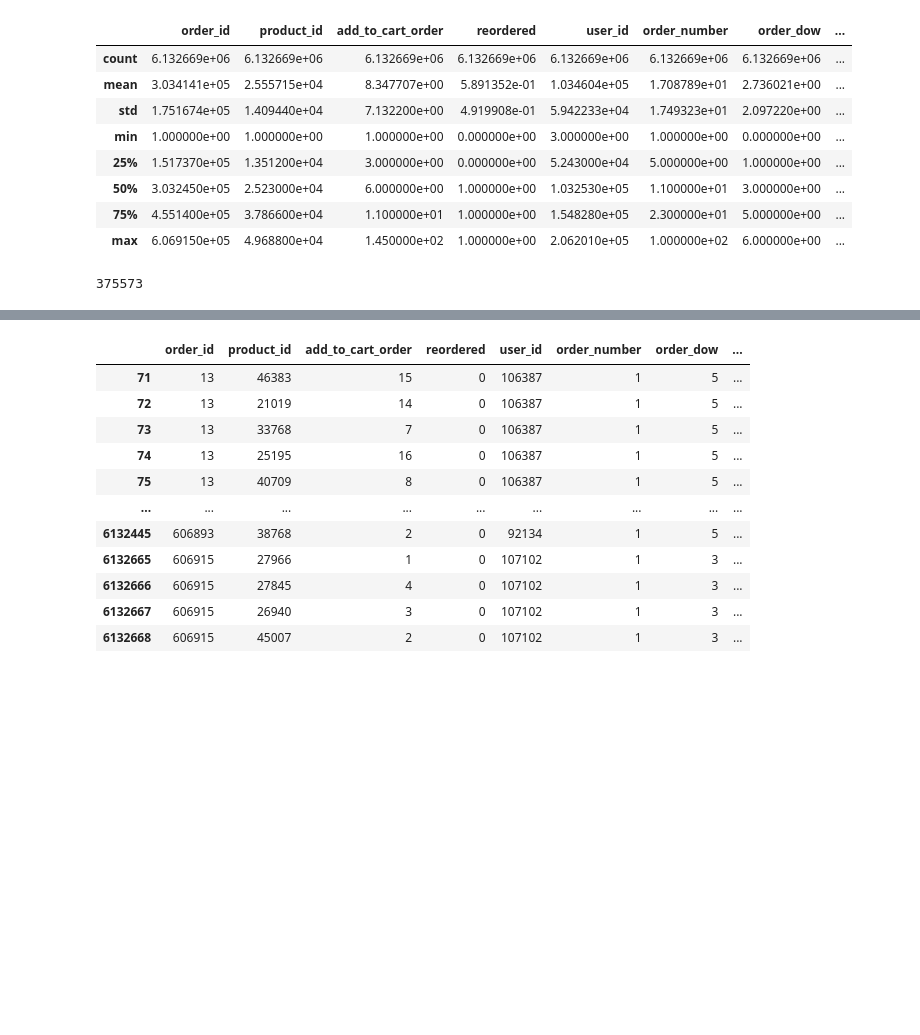
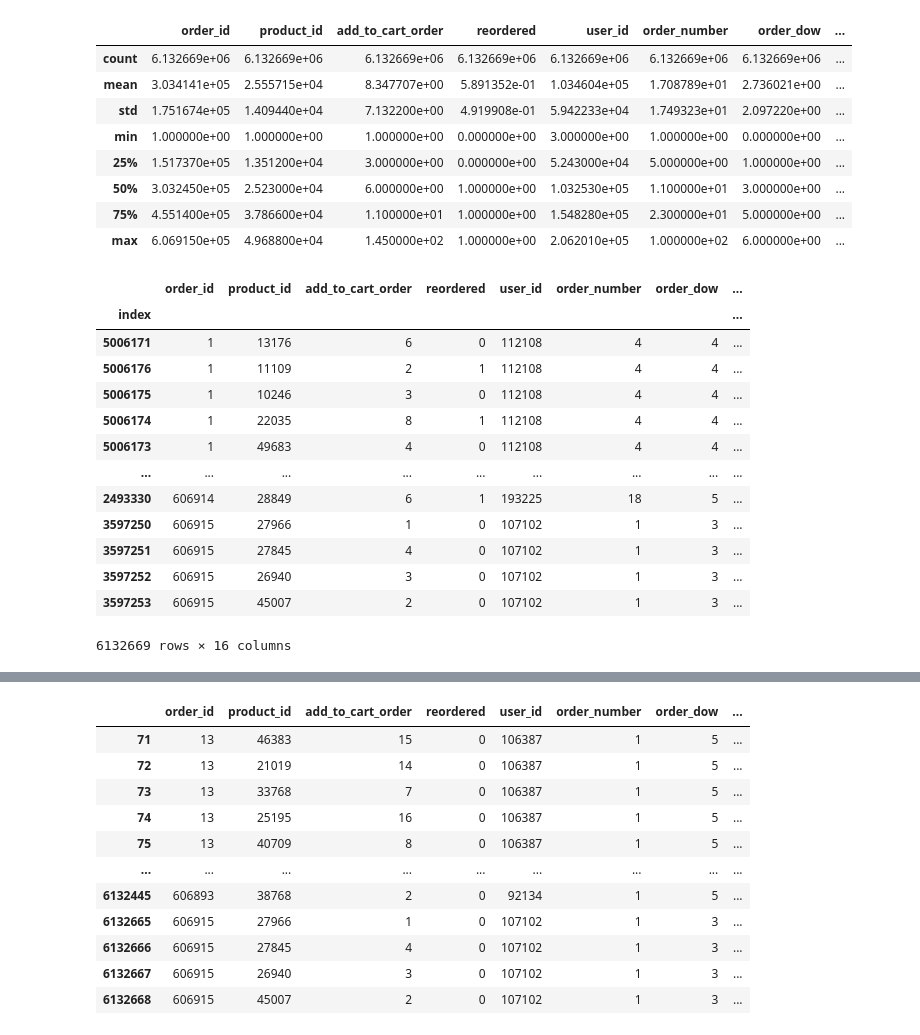
Before and after one commit to ElonRM/DA-BI-2, a Jupyter notebook: main.ipynb, the cells around one changed output, grey strips where cells are left out. Cells and saved outputs as stored; diff of their text form; code cells hidden in the pictures; blank space fills up the shorter version.

```diff
--- a/main.ipynb
+++ b/main.ipynb
@@ -15,8 +15,20 @@ df.describe()
 | 50% | 3.032450e+05 | 2.523000e+04 | 6.000000e+00 | 1.000000e+00 | 1.032530e+05 | 1.100000e+01 | 3.000000e+00 | ... |
 | 75% | 4.551400e+05 | 3.786600e+04 | 1.100000e+01 | 1.000000e+00 | 1.548280e+05 | 2.300000e+01 | 5.000000e+00 | ... |
 | max | 6.069150e+05 | 4.968800e+04 | 1.450000e+02 | 1.000000e+00 | 2.062010e+05 | 1.000000e+02 | 6.000000e+00 | ... |
-# %%
-# check for incomplete order_ids
-df['days_since_prior_order'].isna().sum() # first order has no days_since_prior_order
-# %% [output]
-375573
+# %%
+df
+# %% [output]
+|  | order_id | product_id | add_to_cart_order | reordered | user_id | order_number | order_dow | ... |
+| index |  |  |  |  |  |  |  | ... |
+| 5006171 | 1 | 13176 | 6 | 0 | 112108 | 4 | 4 | ... |
+| 5006176 | 1 | 11109 | 2 | 1 | 112108 | 4 | 4 | ... |
+| 5006175 | 1 | 10246 | 3 | 0 | 112108 | 4 | 4 | ... |
+| 5006174 | 1 | 22035 | 8 | 1 | 112108 | 4 | 4 | ... |
+| 5006173 | 1 | 49683 | 4 | 0 | 112108 | 4 | 4 | ... |
+| ... | ... | ... | ... | ... | ... | ... | ... | ... |
+| 2493330 | 606914 | 28849 | 6 | 1 | 193225 | 18 | 5 | ... |
+| 3597250 | 606915 | 27966 | 1 | 0 | 107102 | 1 | 3 | ... |
+| 3597251 | 606915 | 27845 | 4 | 0 | 107102 | 1 | 3 | ... |
+| 3597252 | 606915 | 26940 | 3 | 0 | 107102 | 1 | 3 | ... |
+| 3597253 | 606915 | 45007 | 2 | 0 | 107102 | 1 | 3 | ... |
+6132669 rows × 16 columns
```
Also changed, not shown: parts of 3 cells of this notebook.
